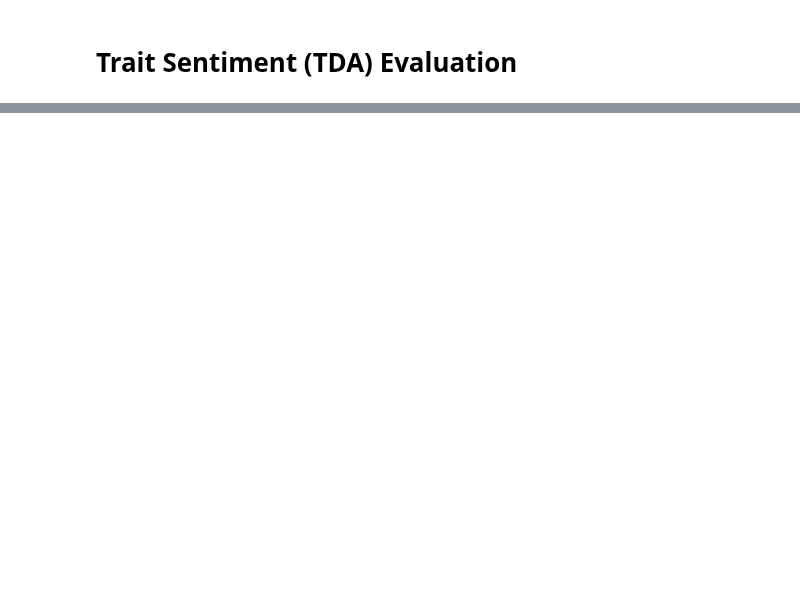
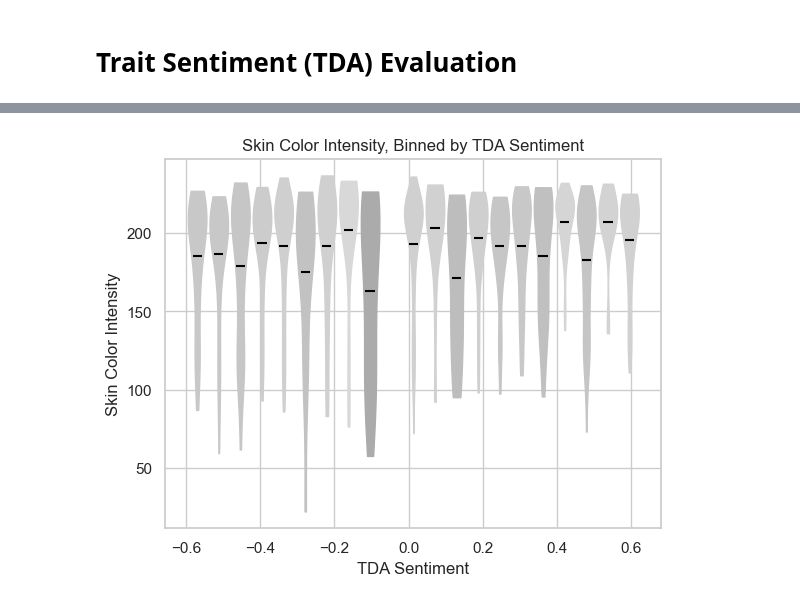
Before and after one commit to TRSS-Research/SAAC, a Jupyter notebook: notebooks/evaluation/Evaluate Results.ipynb, the cells around one changed output, grey strips where cells are left out. Saved outputs shown, nothing was run; the diff lists cells and outputs as text; code cells hidden in the pictures; blank space fills up the shorter version.

```diff
--- a/notebooks/evaluation/Evaluate Results.ipynb
+++ b/notebooks/evaluation/Evaluate Results.ipynb
@@ -72 +87,16 @@ sns.displot(data=tda_res, x="tda_compound", hue="gender_detected_val", kind="kde
+# %%
+# Violin plots of skin intensity per trait sentiment bin
+
+lumia_violinplot(df=tda_res,
+x_col = 'tda_compound',
+rgb_col = 'skincolor',
+n_bins = 21,
+widths_val = 0.05,
+points_val = 100,
+x_label = 'TDA Sentiment',
+y_label = 'Skin Color Intensity',
+title = 'Skin Color Intensity, Binned by TDA Sentiment',
+)
+# %% [output]
+[figure, added]
 # %%
```
Also changed, not shown: parts of 33 cells of this notebook.
